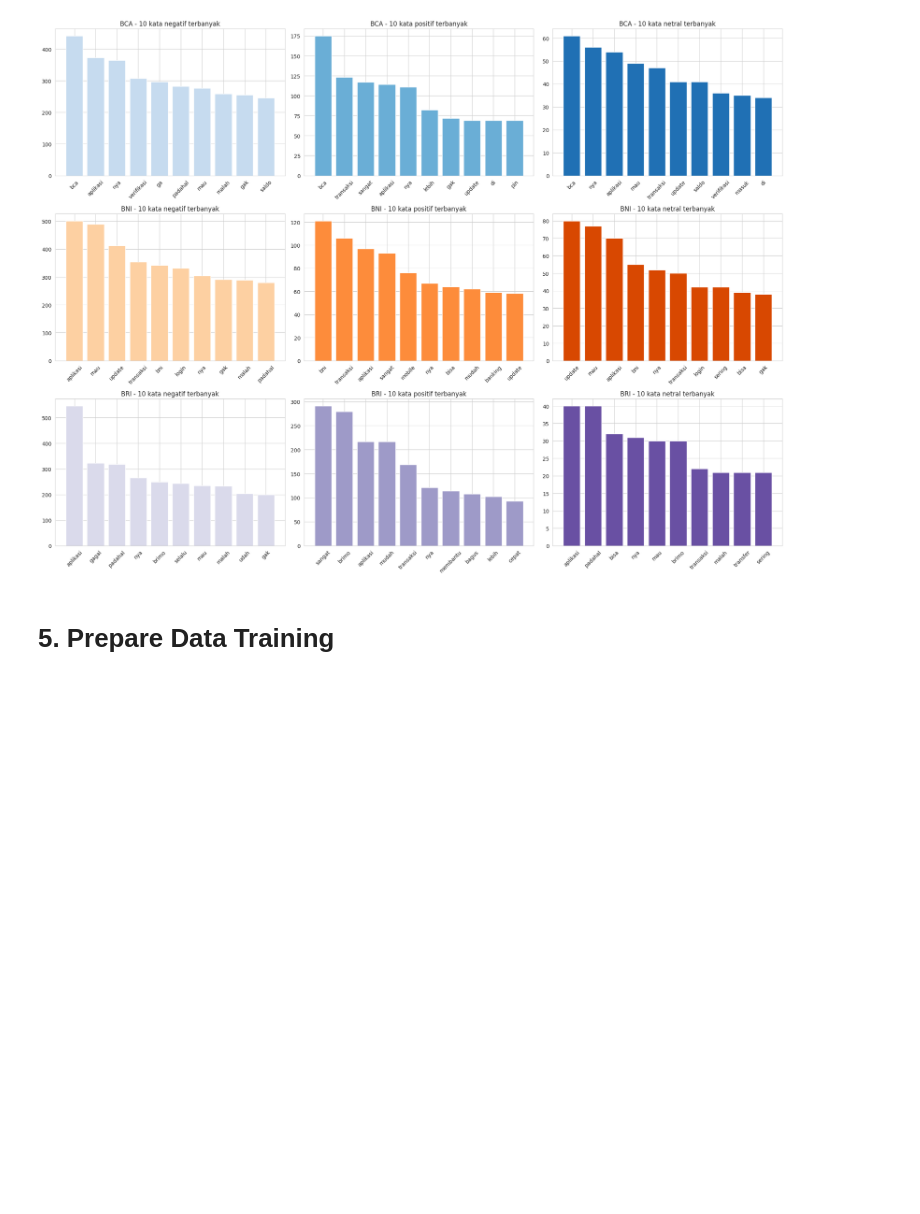
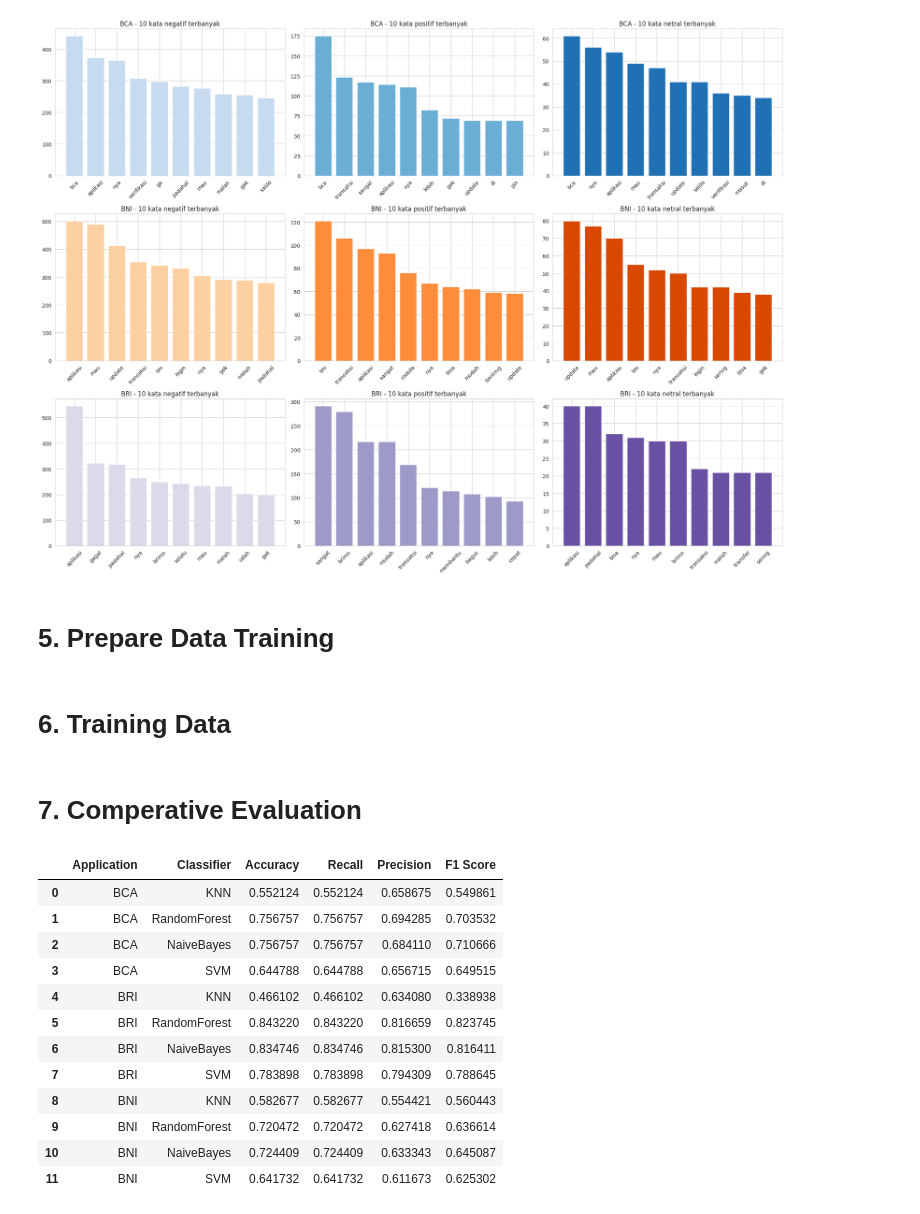
Before and after one commit to PradipaJavierFatah/Analisis_Sentimen_Aplikasi_Perbankan, a Jupyter notebook: Analisis_Sentimen_Aplikasi_Perbankan.ipynb, the cells around one changed output. Saved outputs shown, nothing was run; the diff lists cells and outputs as text; code cells hidden in the pictures; blank space fills up the shorter version.

```diff
--- a/Analisis_Sentimen_Aplikasi_Perbankan.ipynb
+++ b/Analisis_Sentimen_Aplikasi_Perbankan.ipynb
@@ -420,3 +421,5 @@ data = {
     'BRI': (x_bri, y_bri),
     'BNI': (x_bni, y_bni)
 }
+# %% [markdown]
+# 6. Training Data
@@ -422,0 +470,19 @@ data = {
+# %% [markdown]
+# 7. Comperative Evaluation
+# %%
+df_results = pd.DataFrame(results)
+df_results
+# %% [output]
+|  | Application | Classifier | Accuracy | Recall | Precision | F1 Score |
+| 0 | BCA | KNN | 0.552124 | 0.552124 | 0.658675 | 0.549861 |
+| 1 | BCA | RandomForest | 0.756757 | 0.756757 | 0.694285 | 0.703532 |
+| 2 | BCA | NaiveBayes | 0.756757 | 0.756757 | 0.684110 | 0.710666 |
+| 3 | BCA | SVM | 0.644788 | 0.644788 | 0.656715 | 0.649515 |
+| 4 | BRI | KNN | 0.466102 | 0.466102 | 0.634080 | 0.338938 |
+| 5 | BRI | RandomForest | 0.843220 | 0.843220 | 0.816659 | 0.823745 |
+| 6 | BRI | NaiveBayes | 0.834746 | 0.834746 | 0.815300 | 0.816411 |
+| 7 | BRI | SVM | 0.783898 | 0.783898 | 0.794309 | 0.788645 |
+| 8 | BNI | KNN | 0.582677 | 0.582677 | 0.554421 | 0.560443 |
+| 9 | BNI | RandomForest | 0.720472 | 0.720472 | 0.627418 | 0.636614 |
+| 10 | BNI | NaiveBayes | 0.724409 | 0.724409 | 0.633343 | 0.645087 |
+| 11 | BNI | SVM | 0.641732 | 0.641732 | 0.611673 | 0.625302 |
```
Also changed, not shown: parts of 8 cells of this notebook.
